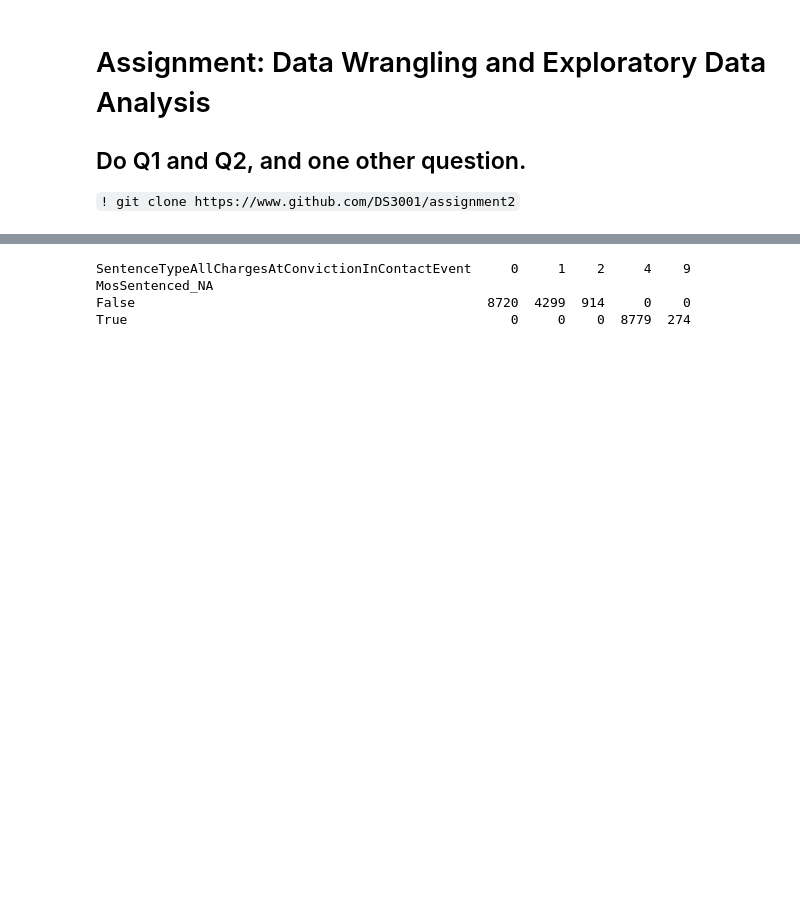
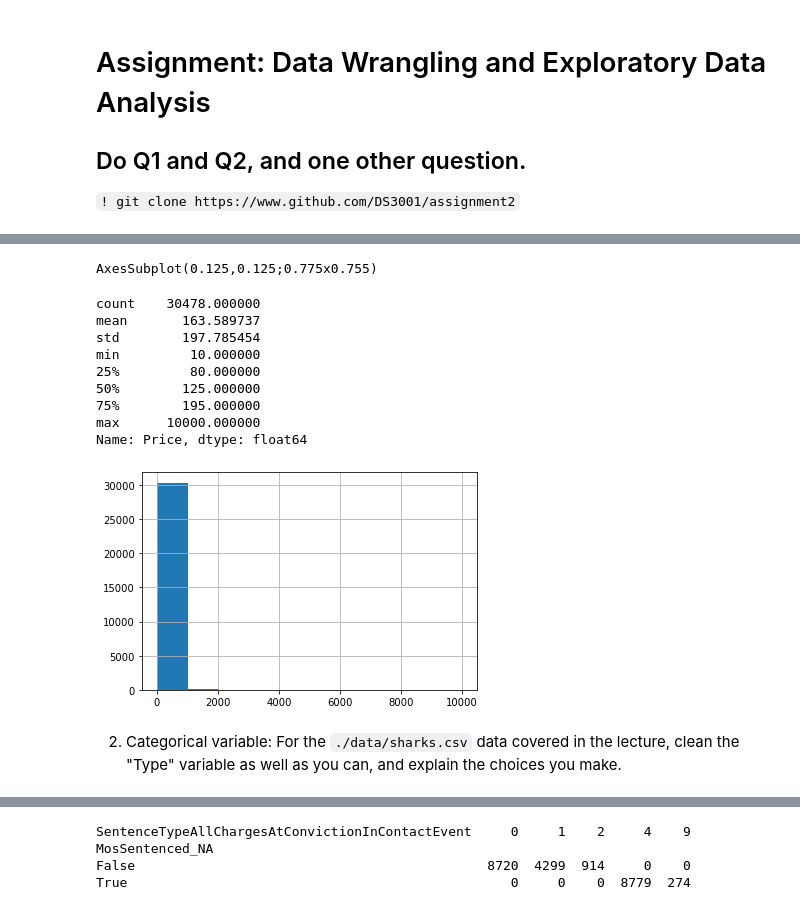
Before and after one commit to ecm8yu/assignment2, a Jupyter notebook: assignment2.ipynb, the cells around one changed output, grey strips where cells are left out. Drawn from its saved outputs; the diff is of its cells as text; code cells hidden in the pictures; blank space fills up the shorter version.

```diff
--- a/assignment2.ipynb
+++ b/assignment2.ipynb
@@ -41,0 +81,6 @@ KeyboardInterrupt: ignored
+# %%
+# Clean
+df[var] = df[var].str.replace(',','') # Get rid of commas in Price values
+print(df[var].unique(),'\n') # Check, it worked!
+df[var] = pd.to_numeric(df[var], errors='coerce') # Coerce the Price variable from object to numeric
+print(df[var].dtypes) # Check, it worked!
@@ -41,0 +105,17 @@ KeyboardInterrupt: ignored
+# %%
+print(df[var].hist(), '\n') # New plot looks better
+df[var].describe() # Count matches the inital count
+# %% [output]
+AxesSubplot(0.125,0.125;0.775x0.755)
+count    30478.000000
+mean       163.589737
+std        197.785454
+min         10.000000
+25%         80.000000
+50%        125.000000
+75%        195.000000
+max      10000.000000
+Name: Price, dtype: float64
+[figure, added]
+# %% [markdown]
+2. Categorical variable: For the `./data/sharks.csv` data covered in the lecture, clean the "Type" variable as well as you can, and explain the choices you make.
```
Also changed, not shown: parts of 34 cells of this notebook.
